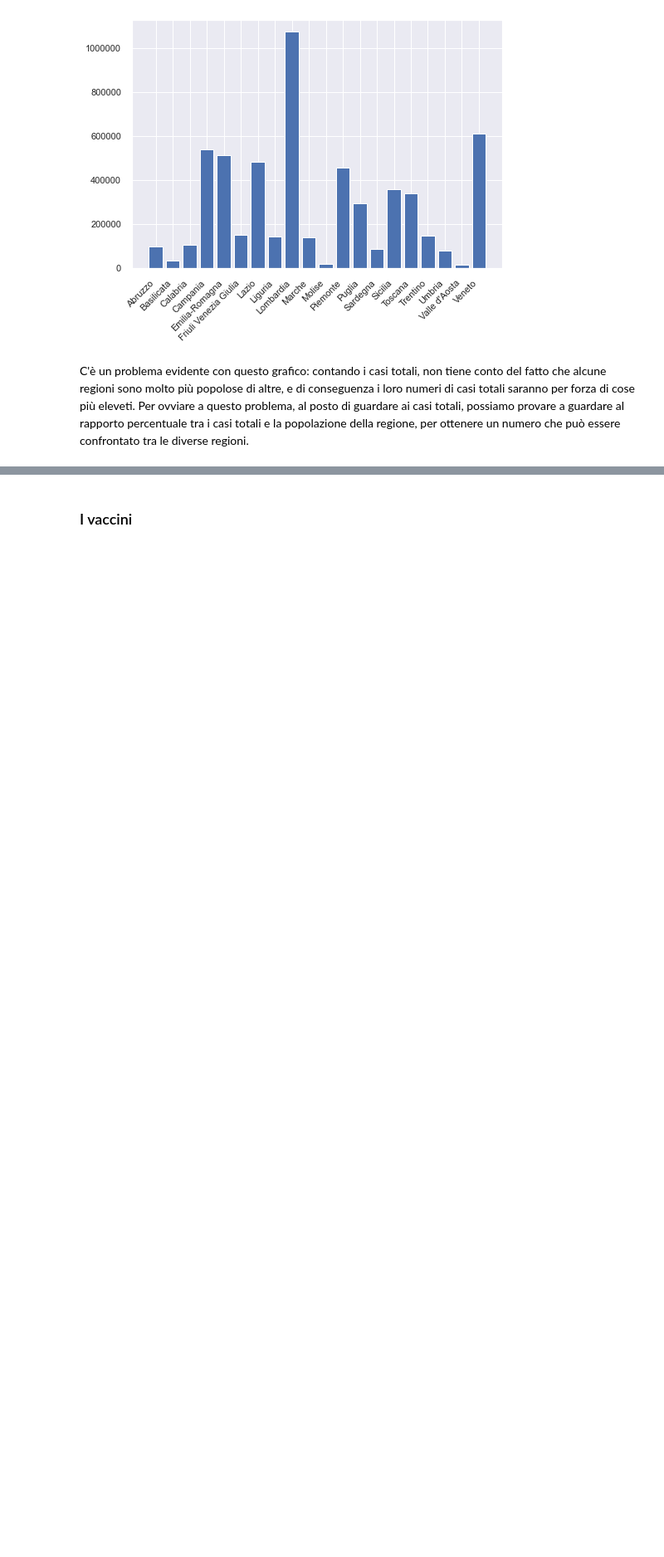
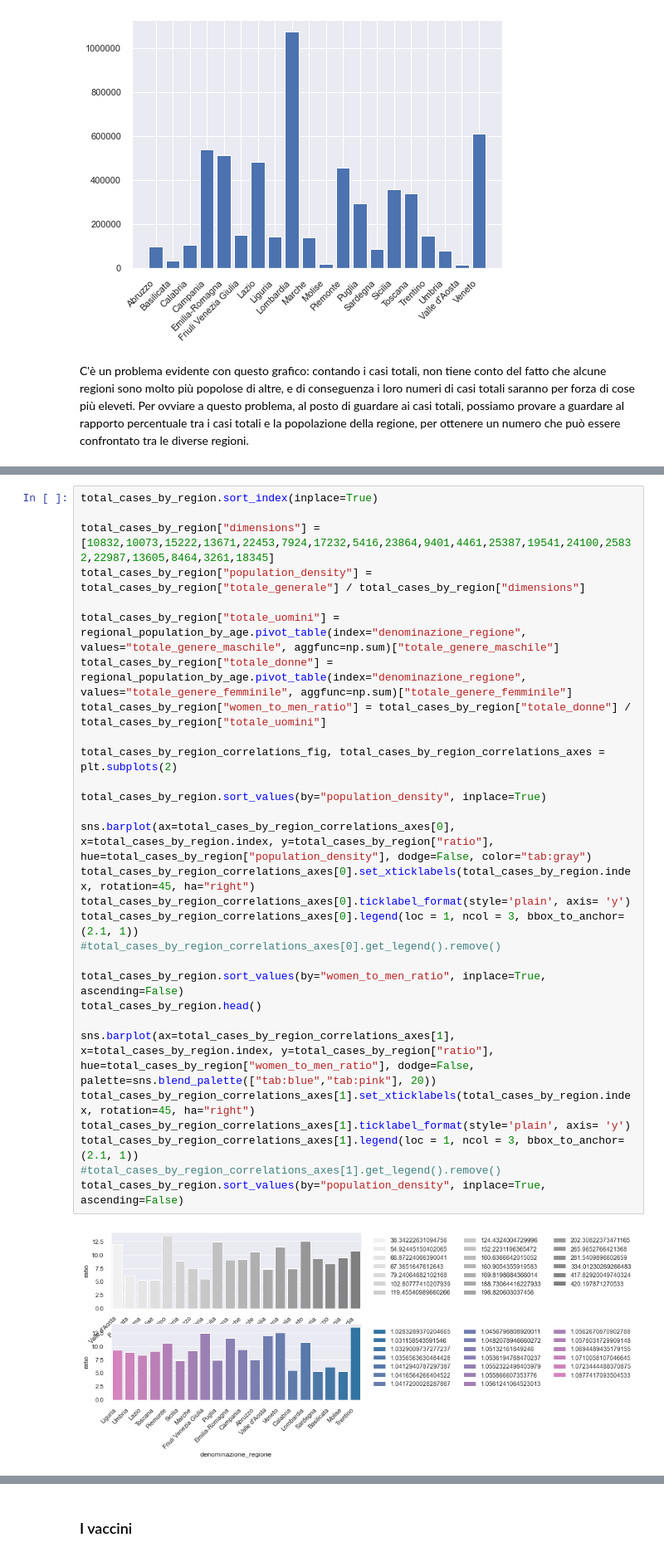
Before and after one commit to andreolidavide/COVID-in-numbers_IT, a Jupyter notebook: Jup Notebook.ipynb, the cells around one changed output, grey strips where cells are left out. Shown at 83% size. Drawn from its saved outputs; the diff is of its cells as text; blank space fills up the shorter version.

Commit message:
Added correlation matrix

```diff
--- a/Jup Notebook.ipynb
+++ b/Jup Notebook.ipynb
@@ -216,0 +211,31 @@ Questo grafico, pur essendo relativamente variabile, pianifica un po' le differe
+# %%
+total_cases_by_region.sort_index(inplace=True)
+
+total_cases_by_region["dimensions"] = [10832,10073,15222,13671,22453,7924,17232,5416,23864,9401,4461,25387,19541,24100,25832,22987,13605,8464,3261,18345]
+total_cases_by_region["population_density"] = total_cases_by_region["totale_generale"] / total_cases_by_region["dimensions"]
+
+total_cases_by_region["totale_uomini"] = regional_population_by_age.pivot_table(index="denominazione_regione", values="totale_genere_maschile", aggfunc=np.sum)["totale_genere_maschile"]
+total_cases_by_region["totale_donne"] = regional_population_by_age.pivot_table(index="denominazione_regione", values="totale_genere_femminile", aggfunc=np.sum)["totale_genere_femminile"]
+total_cases_by_region["women_to_men_ratio"] = total_cases_by_region["totale_donne"] / total_cases_by_region["totale_uomini"]
+
+total_cases_by_region_correlations_fig, total_cases_by_region_correlations_axes = plt.subplots(2)
+
+total_cases_by_region.sort_values(by="population_density", inplace=True)
+
+sns.barplot(ax=total_cases_by_region_correlations_axes[0], x=total_cases_by_region.index, y=total_cases_by_region["ratio"], hue=total_cases_by_region["population_density"], dodge=False, color="tab:gray")
+total_cases_by_region_correlations_axes[0].set_xticklabels(total_cases_by_region.index, rotation=45, ha="right")
+total_cases_by_region_correlations_axes[0].ticklabel_format(style='plain', axis= 'y')
+total_cases_by_region_correlations_axes[0].legend(loc = 1, ncol = 3, bbox_to_anchor=(2.1, 1))
+#total_cases_by_region_correlations_axes[0].get_legend().remove()
+
+total_cases_by_region.sort_values(by="women_to_men_ratio", inplace=True, ascending=False)
+total_cases_by_region.head()
+
+sns.barplot(ax=total_cases_by_region_correlations_axes[1], x=total_cases_by_region.index, y=total_cases_by_region["ratio"], hue=total_cases_by_region["women_to_men_ratio"], dodge=False, palette=sns.blend_palette(["tab:blue","tab:pink"], 20))
+total_cases_by_region_correlations_axes[1].set_xticklabels(total_cases_by_region.index, rotation=45, ha="right")
+total_cases_by_region_correlations_axes[1].ticklabel_format(style='plain', axis= 'y')
+total_cases_by_region_correlations_axes[1].legend(loc = 1, ncol = 3, bbox_to_anchor=(2.1, 1))
+#total_cases_by_region_correlations_axes[1].get_legend().remove()
+total_cases_by_region.sort_values(by="population_density", inplace=True, ascending=False)
+# %% [output]
+[figure, added]
```
Also changed, not shown: parts of 8 cells of this notebook.
